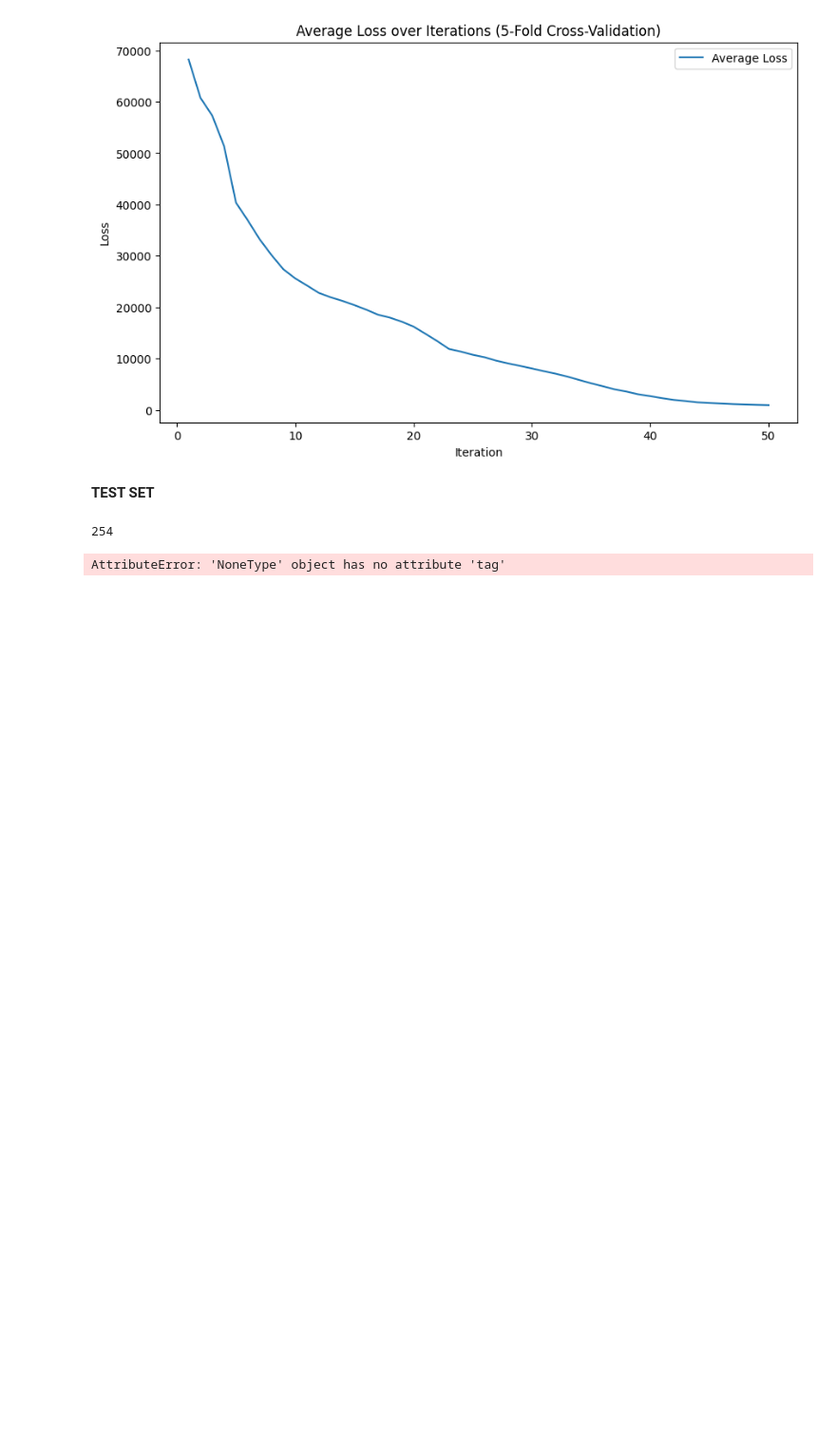
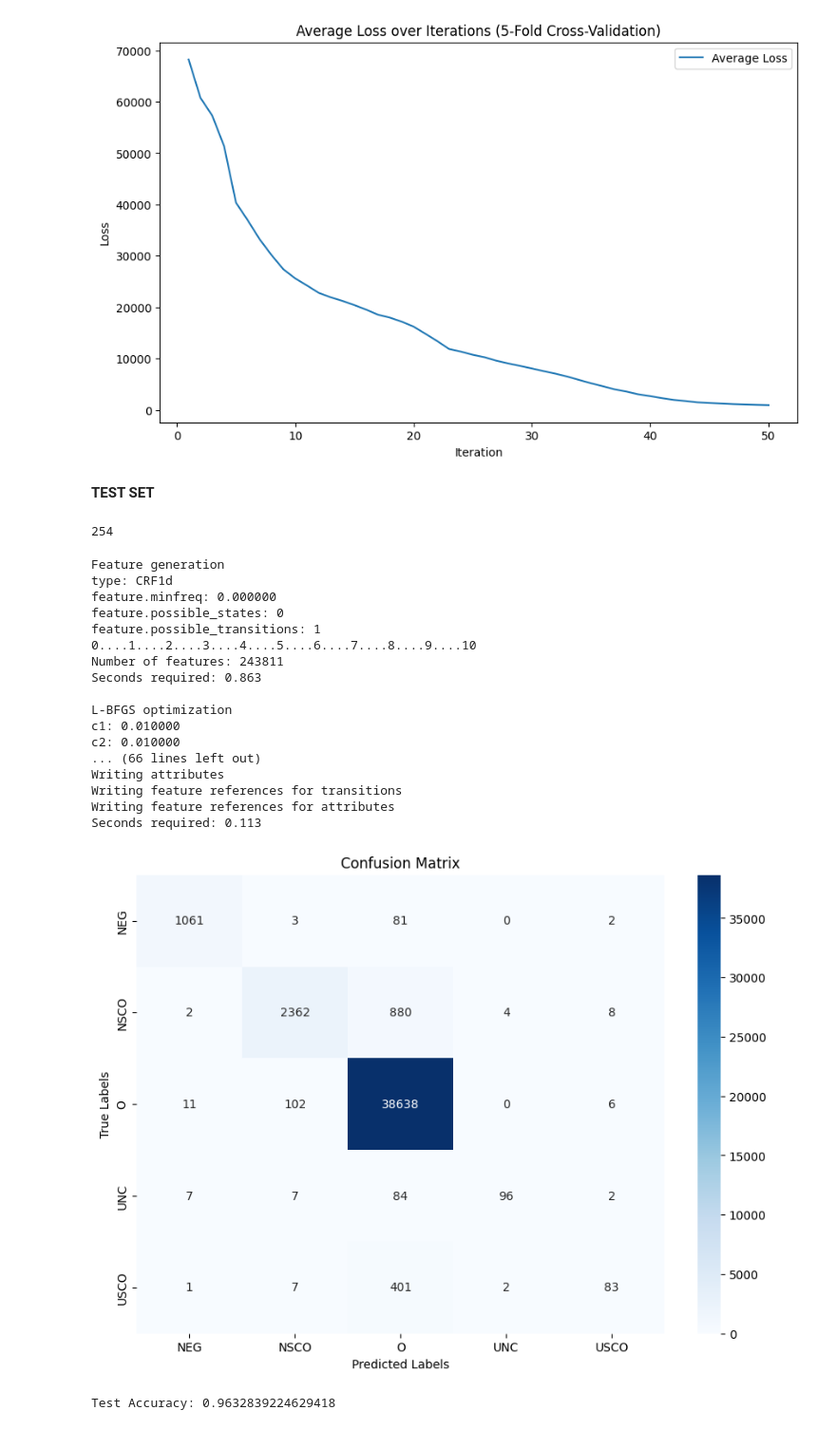
Before and after one commit to marinocom/NLP-Detection-of-Negation-and-Uncertainty-Project-24, a Jupyter notebook: Machine Learning Method/machine_learning .ipynb, the cells around one changed output. Shown at 95% size. Cells and saved outputs as stored; diff of their text form; code cells hidden in the pictures; blank space fills up the shorter version.

```diff
--- a/Machine Learning Method/machine_learning .ipynb
+++ b/Machine Learning Method/machine_learning .ipynb
@@ -470,7 +559,6 @@ plt.show()
 # %%
 def evaluate_crf_on_test_data(test_data, crf_model):
     # Prepare the data for CRF
-    # Assume `prepare_data_for_crf` returns features and labels suitable for testing
     X_test, y_test = prepare_data_for_crf(test_data)
 
     # Use the trained CRF model to predict on the test data
@@ -483,7 +571,10 @@ def evaluate_crf_on_test_data(test_data, crf_model):
     # Calculate the accuracy
     test_accuracy = accuracy_score(y_test_flat, predictions_flat)
     unique_labels = sorted(set(y_test_flat))
+
+    report = classification_report(y_test_flat, predictions_flat, output_dict=True)
+
     plot_confusion_matrix(y_test_flat, predictions_flat, unique_labels)
 
-    return test_accuracy, predictions_flat
+    return test_accuracy, predictions_flat , report
 # %%
@@ -493,9 +584,39 @@ test_data = json.load(loading)
 print(len(training_data))
 # %% [output]
 254
+# %%
+# choosed model parameters
+crf = CRF(
+            algorithm='lbfgs',
+            c1=0.01,
+            c2=0.01,
+            max_iterations=50,
+            all_possible_transitions=True,
+            verbose=True
+        )
 # %%
-test_accuracy ,predictions_flat = evaluate_crf_on_test_data(test_data, crf)
+crf.fit(X_train_full, y_train_full)
+test_accuracy ,predictions_flat, report = evaluate_crf_on_test_data(test_data, crf)
 # %% [output]
-AttributeError: 'NoneType' object has no attribute 'tag'
+Feature generation
+type: CRF1d
+feature.minfreq: 0.000000
+feature.possible_states: 0
+feature.possible_transitions: 1
+0....1....2....3....4....5....6....7....8....9....10
+Number of features: 243811
+Seconds required: 0.863
+
+L-BFGS optimization
+c1: 0.010000
+c2: 0.010000
+... (66 lines left out)
+Writing attributes
+Writing feature references for transitions
+Writing feature references for attributes
+Seconds required: 0.113
+[figure, added]
 # %%
 print("Test Accuracy:", test_accuracy)
+# %% [output]
+Test Accuracy: 0.9632839224629418
```
Also changed, not shown: parts of 12 cells of this notebook.
